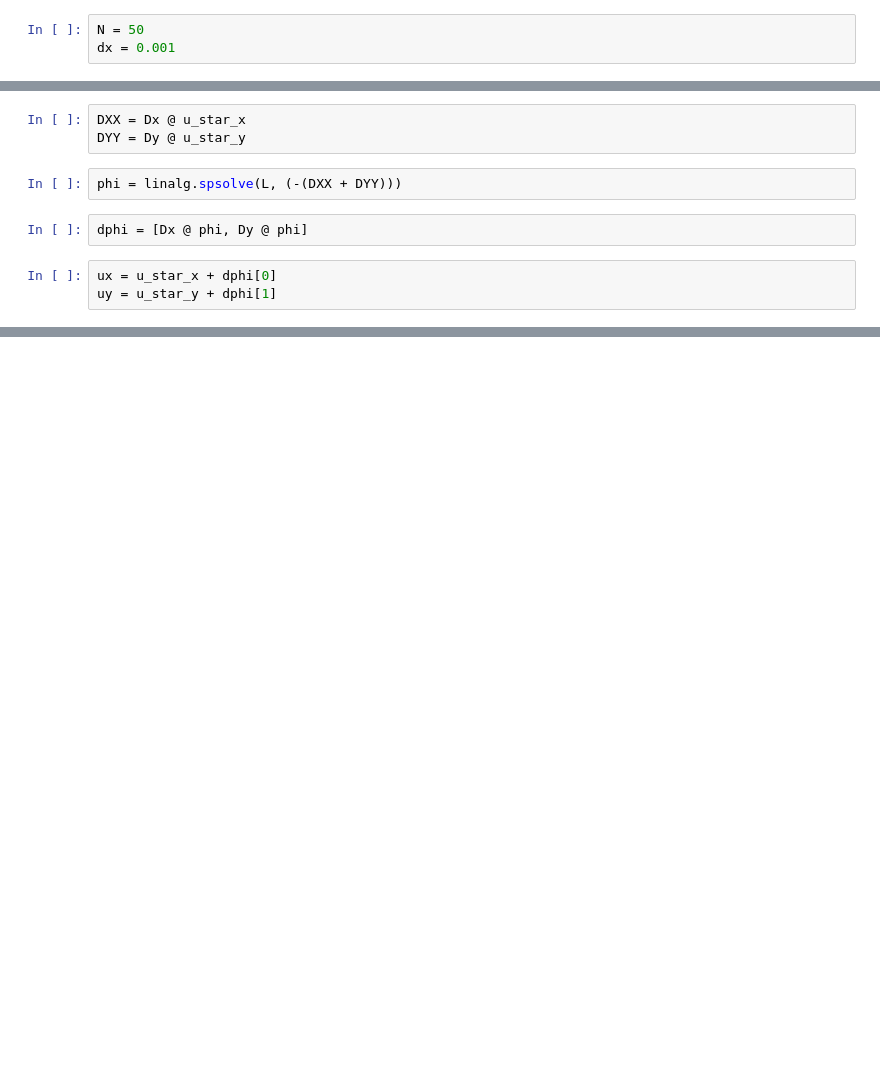
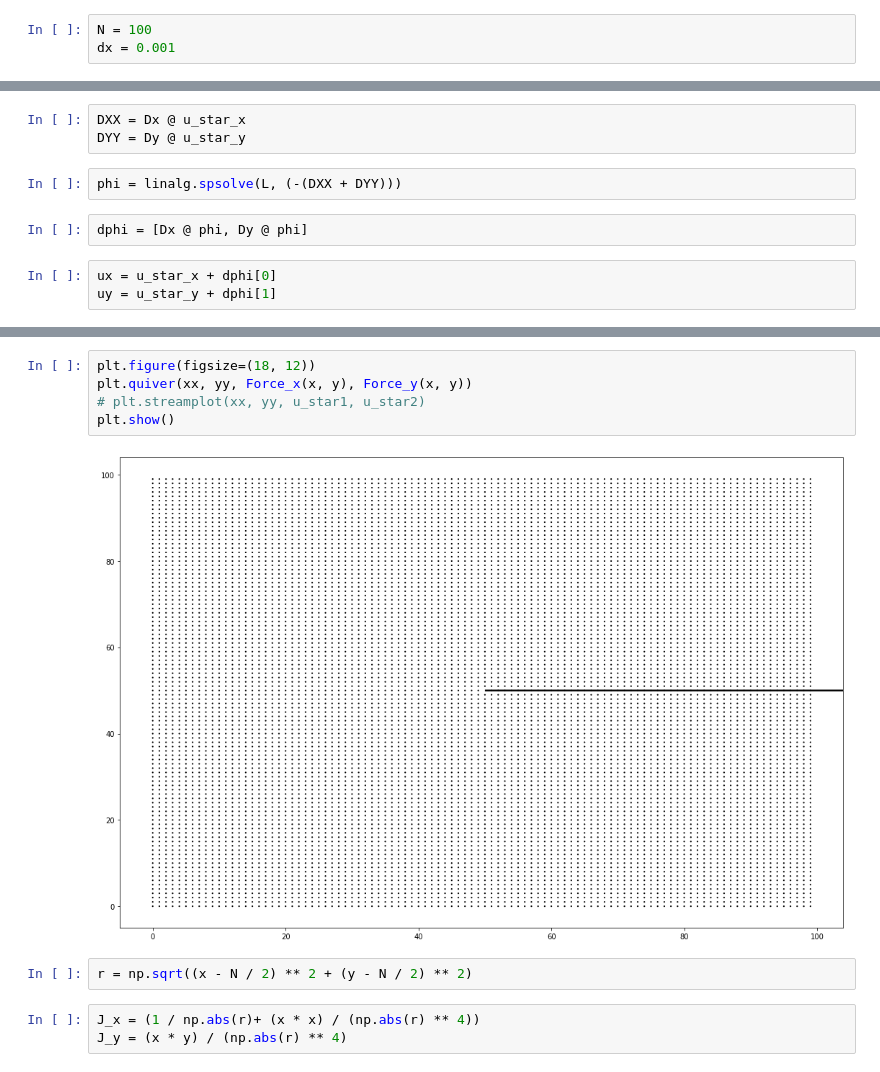
Before and after one commit to Zaptos27/Numerical_methods_project, a Jupyter notebook: flow.ipynb, the cells around one changed output, grey strips where cells are left out. Saved outputs shown, nothing was run; the diff lists cells and outputs as text; blank space fills up the shorter version.

```diff
--- a/flow.ipynb
+++ b/flow.ipynb
@@ -15,4 +6,4 @@ matplotlib.rcParams["figure.figsize"] = (10, 10)
 # %%
-N = 50
+N = 100
 dx = 0.001
 # %%
@@ -102,0 +119,12 @@ plt.show()
+# %%
+plt.figure(figsize=(18, 12))
+plt.quiver(xx, yy, Force_x(x, y), Force_y(x, y))
+# plt.streamplot(xx, yy, u_star1, u_star2)
+plt.show()
+# %% [output]
+[figure, added]
+# %%
+r = np.sqrt((x - N / 2) ** 2 + (y - N / 2) ** 2)
+# %%
+J_x = (1 / np.abs(r)+ (x * x) / (np.abs(r) ** 4))
+J_y = (x * y) / (np.abs(r) ** 4)
```
Also changed, not shown: parts of 22 cells of this notebook.
